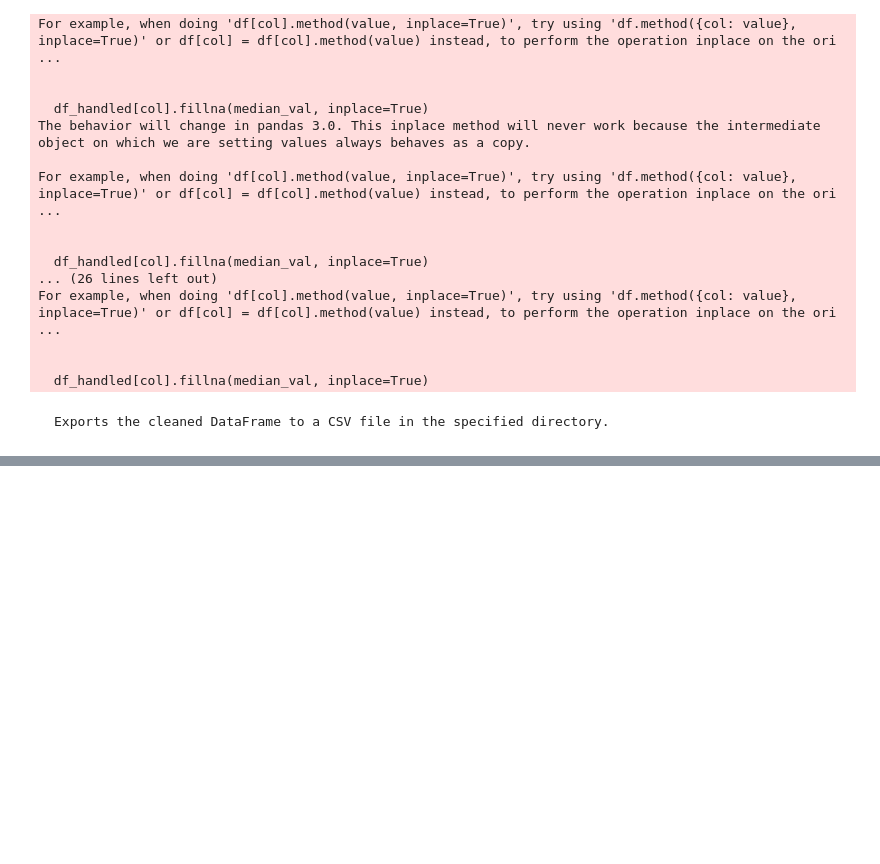
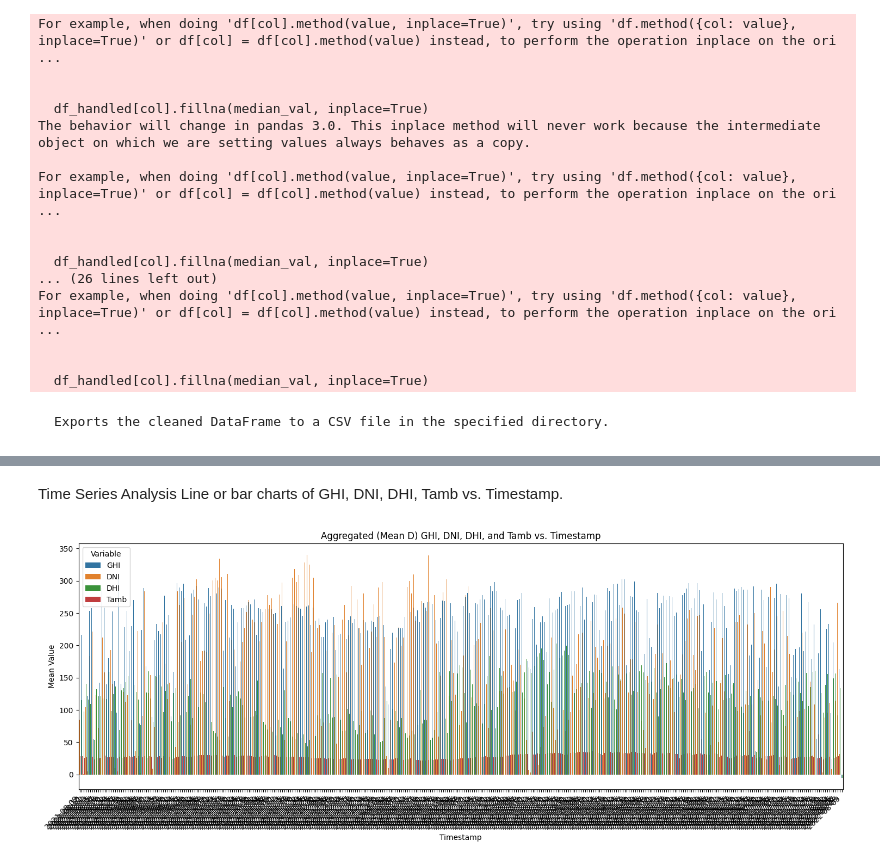
Before and after one commit to johannesgirmaw/solar-challenge-week0, a Jupyter notebook: notebooks/benin_eda.ipynb, the cells around one changed output, grey strips where cells are left out. Drawn from its saved outputs; the diff is of its cells as text; code cells hidden in the pictures; blank space fills up the shorter version.

Commit message:
data profiling and cleaning

```diff
--- a/notebooks/benin_eda.ipynb
+++ b/notebooks/benin_eda.ipynb
@@ -326,0 +330,65 @@ Ensure the 'data/' directory is in your .gitignore file to avoid committing CSVs
+# %% [markdown]
+Time Series Analysis
+Line or bar charts of GHI, DNI, DHI, Tamb vs. Timestamp.
+# %%
+import pandas as pd
+import matplotlib.pyplot as plt
+import seaborn as sns
+
+
+def plot_irradiance_and_temperature_bar(df, time_agg='D'):
+    """
+    Generates a bar chart of aggregated (e.g., daily) GHI, DNI, DHI, and Tamb
+    against Timestamp.
+
+    Args:
+        df (pd.DataFrame): The DataFrame containing the data with a 'Timestamp' column
+                           and 'GHI', 'DNI', 'DHI', and 'Tamb' columns.
+        time_agg (str, optional): The time aggregation frequency for the bar chart
+                                   (e.g., 'D' for daily, 'W' for weekly, 'M' for monthly).
+                                   Defaults to 'D'.
+    """
+    if 'Timestamp' not in df.columns:
+        print("Error: 'Timestamp' column not found in DataFrame.")
+        return
+
+    if not pd.api.types.is_datetime64_any_dtype(df['Timestamp']):
+        try:
+            df['Timestamp'] = pd.to_datetime(df['Timestamp'])
+            # Set Timestamp as index for resampling
+            df = df.set_index('Timestamp')
+        except ValueError:
+            print("Error: 'Timestamp' column could not be converted to datetime.")
+            return
+    else:
+        df = df.set_index('Timestamp')  # Set Timestamp as index for resampling
+
+    # Aggregate the data by the specified time frequency
+    aggregated_df = df[['GHI', 'DNI', 'DHI', 'Tamb']].resample(time_agg).mean()
+    aggregated_df['Time'] = aggregated_df.index.strftime(
+        '%Y-%m-%d')  # Format for x-axis labels
+
+    # Melt the DataFrame for easier plotting with Seaborn
+    melted_df = pd.melt(aggregated_df, id_vars=[
+                        'Time'], var_name='Variable', value_name='Value')
+
+    plt.figure(figsize=(15, 6))
+    sns.barplot(x='Time', y='Value', hue='Variable', data=melted_df)
+    plt.title(
+        f'Aggregated (Mean {time_agg}) GHI, DNI, DHI, and Tamb vs. Timestamp')
+    plt.xlabel('Timestamp')
+    plt.ylabel('Mean Value')
+    plt.xticks(rotation=45, ha='right')
+    plt.tight_layout()
+    plt.show()
+
+
+# Example Usage:
+# Assuming you have a DataFrame named 'df' with 'Timestamp', 'GHI', 'DNI', 'DHI', and 'Tamb' columns
+plot_irradiance_and_temperature_bar(
+    df.copy(), time_agg='D')  # Daily aggregation
+# You can try other aggregations like weekly ('W') or monthly ('M'):
+# plot_irradiance_and_temperature_bar(df.copy(), time_agg='W')
+# plot_irradiance_and_temperature_bar(df.copy(), time_agg='M')
+# %% [output]
+[figure, added]
```
Also changed, not shown: parts of 19 cells of this notebook.
